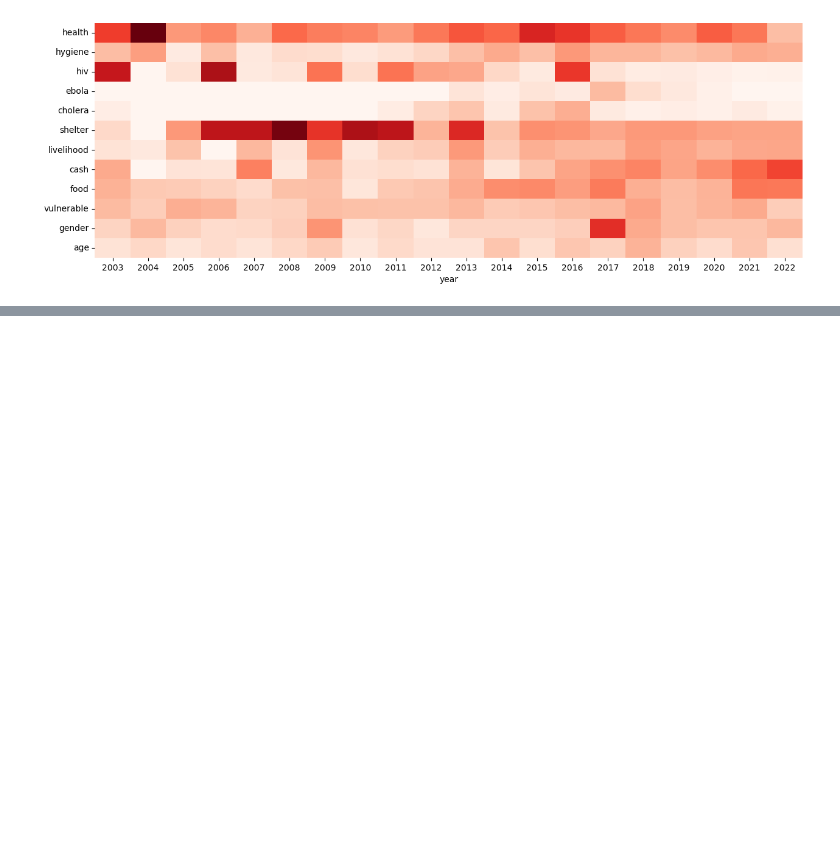
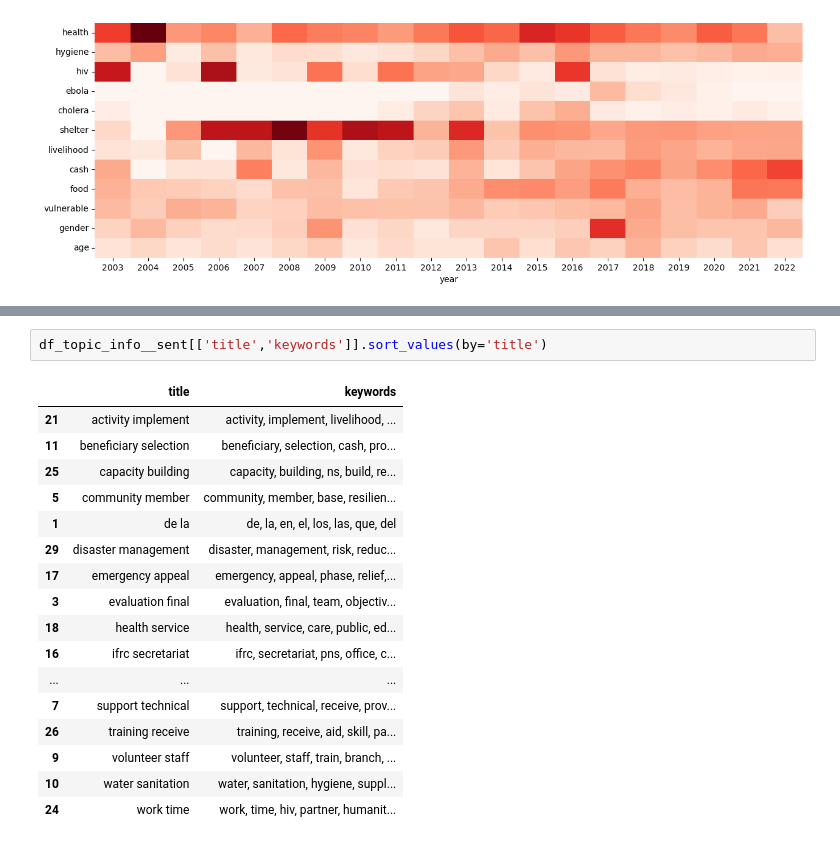
Before and after one commit to AmericanRedCross/text-inferences, a Jupyter notebook: src/assignments/202305_id_trends_in_ifrc_evals/phase02_analysis__discover_topics.ipynb, the cells around one changed output, grey strips where cells are left out. Saved outputs shown, nothing was run; the diff lists cells and outputs as text; blank space fills up the shorter version.

```diff
--- a/src/assignments/202305_id_trends_in_ifrc_evals/phase02_analysis__discover_topics.ipynb
+++ b/src/assignments/202305_id_trends_in_ifrc_evals/phase02_analysis__discover_topics.ipynb
@@ -581,0 +582,20 @@ sns.heatmap(data=df_display.T, xticklabels=True, yticklabels=True, cbar=False, c
+# %%
+df_topic_info__sent[['title','keywords']].sort_values(by='title')
+# %% [output]
+|  | title | keywords |
+| 21 | activity implement | activity, implement, livelihood, ... |
+| 11 | beneficiary selection | beneficiary, selection, cash, pro... |
+| 25 | capacity building | capacity, building, ns, build, re... |
+| 5 | community member | community, member, base, resilien... |
+| 1 | de la | de, la, en, el, los, las, que, del |
+| 29 | disaster management | disaster, management, risk, reduc... |
+| 17 | emergency appeal | emergency, appeal, phase, relief,... |
+| 3 | evaluation final | evaluation, final, team, objectiv... |
+| 18 | health service | health, service, care, public, ed... |
+| 16 | ifrc secretariat | ifrc, secretariat, pns, office, c... |
+| ... | ... | ... |
+| 7 | support technical | support, technical, receive, prov... |
+| 26 | training receive | training, receive, aid, skill, pa... |
+| 9 | volunteer staff | volunteer, staff, train, branch, ... |
+| 10 | water sanitation | water, sanitation, hygiene, suppl... |
+| 24 | work time | work, time, hiv, partner, humanit... |
```
Also changed, not shown: parts of 40 cells of this notebook, 1 other file.
